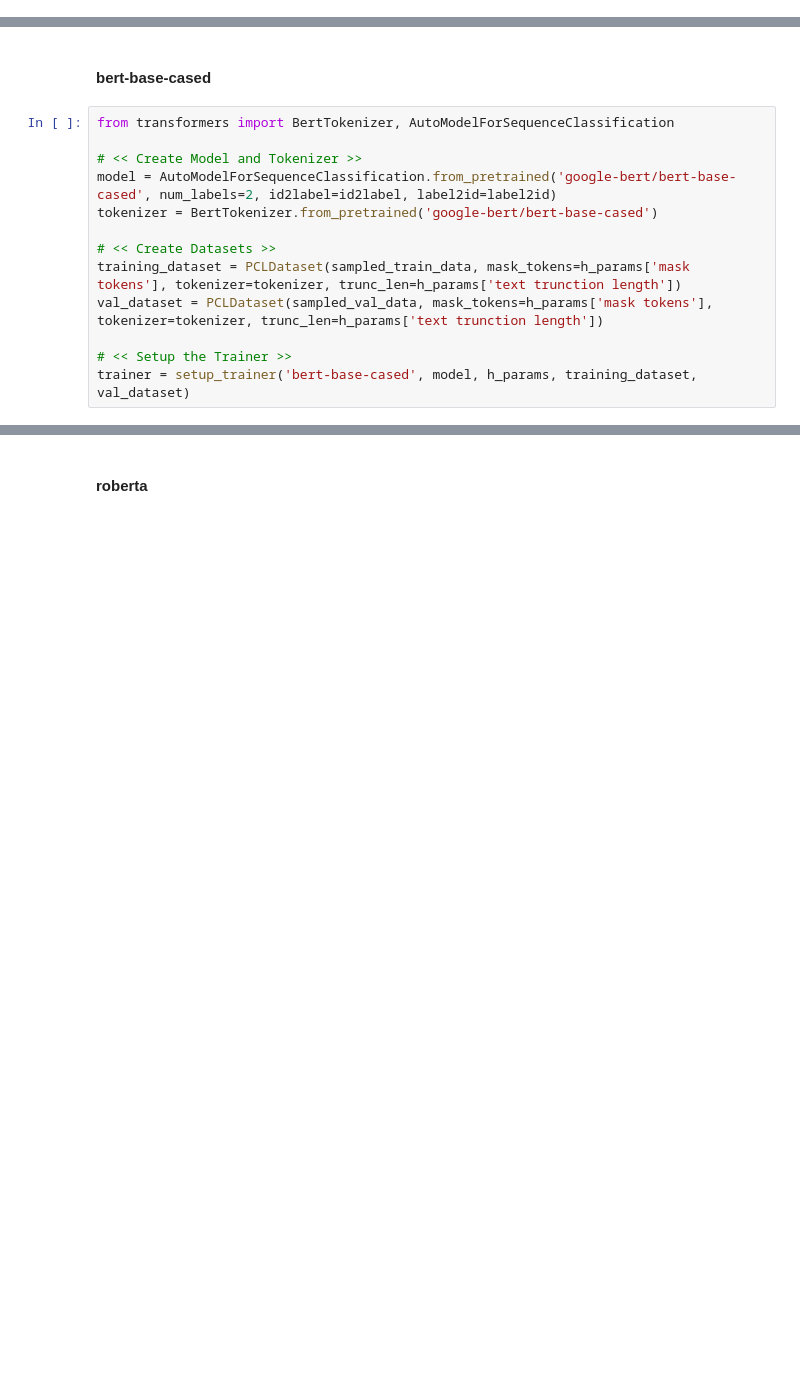
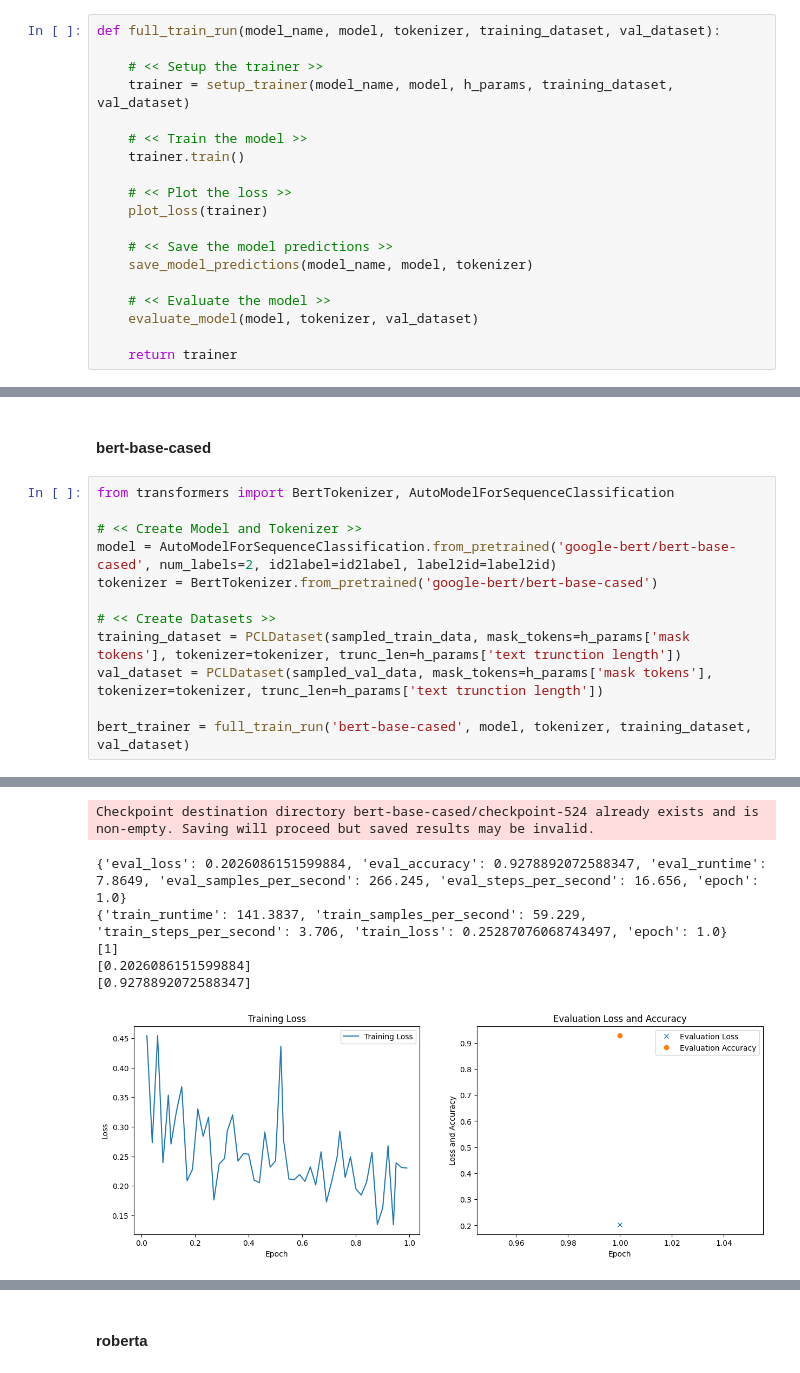
Before and after one commit to avzh1/nlp_bert_classifier, a Jupyter notebook: src/binary-classification.ipynb, the cells around one changed output, grey strips where cells are left out. Cells and saved outputs as stored; diff of their text form; blank space fills up the shorter version.

```diff
--- a/src/binary-classification.ipynb
+++ b/src/binary-classification.ipynb
@@ -699,3 +511,22 @@ def plot_loss(trainer):
     ax[1].legend()
 
     plt.show()
+# %%
+def full_train_run(model_name, model, tokenizer, training_dataset, val_dataset):
+
+    # << Setup the trainer >>
+    trainer = setup_trainer(model_name, model, h_params, training_dataset, val_dataset)
+
+    # << Train the model >>
+    trainer.train()
+
+    # << Plot the loss >>
+    plot_loss(trainer)
+
+    # << Save the model predictions >>
+    save_model_predictions(model_name, model, tokenizer)
+
+    # << Evaluate the model >>
+    evaluate_model(model, tokenizer, val_dataset)
+
+    return trainer
@@ -712,8 +567,7 @@ tokenizer = BertTokenizer.from_pretrained('google-bert/bert-base-cased')
 training_dataset = PCLDataset(sampled_train_data, mask_tokens=h_params['mask tokens'], tokenizer=tokenizer, trunc_len=h_params['text trunction length'])
 val_dataset = PCLDataset(sampled_val_data, mask_tokens=h_params['mask tokens'], tokenizer=tokenizer, trunc_len=h_params['text trunction length'])
 
-# << Setup the Trainer >>
-trainer = setup_trainer('bert-base-cased', model, h_params, training_dataset, val_dataset)
+bert_trainer = full_train_run('bert-base-cased', model, tokenizer, training_dataset, val_dataset)
 # %% [output]
 Some weights of BertForSequenceClassification were not initialized from the model checkpoint at google-bert/bert-base-cased and are newly initialized: ['classifier.bias', 'classifier.weight']
 You should probably TRAIN this model on a down-stream task to be able to use it for predictions and inference.
@@ -719,0 +598,7 @@ You should probably TRAIN this model on a down-stream task to be able to use it
+Checkpoint destination directory bert-base-cased/checkpoint-524 already exists and is non-empty. Saving will proceed but saved results may be invalid.
+{'eval_loss': 0.2026086151599884, 'eval_accuracy': 0.9278892072588347, 'eval_runtime': 7.8649, 'eval_samples_per_second': 266.245, 'eval_steps_per_second': 16.656, 'epoch': 1.0}
+{'train_runtime': 141.3837, 'train_samples_per_second': 59.229, 'train_steps_per_second': 3.706, 'train_loss': 0.25287076068743497, 'epoch': 1.0}
+[1]
+[0.2026086151599884]
+[0.9278892072588347]
+[figure, added]
```
Also changed, not shown: parts of 28 cells of this notebook, 5 other files.
